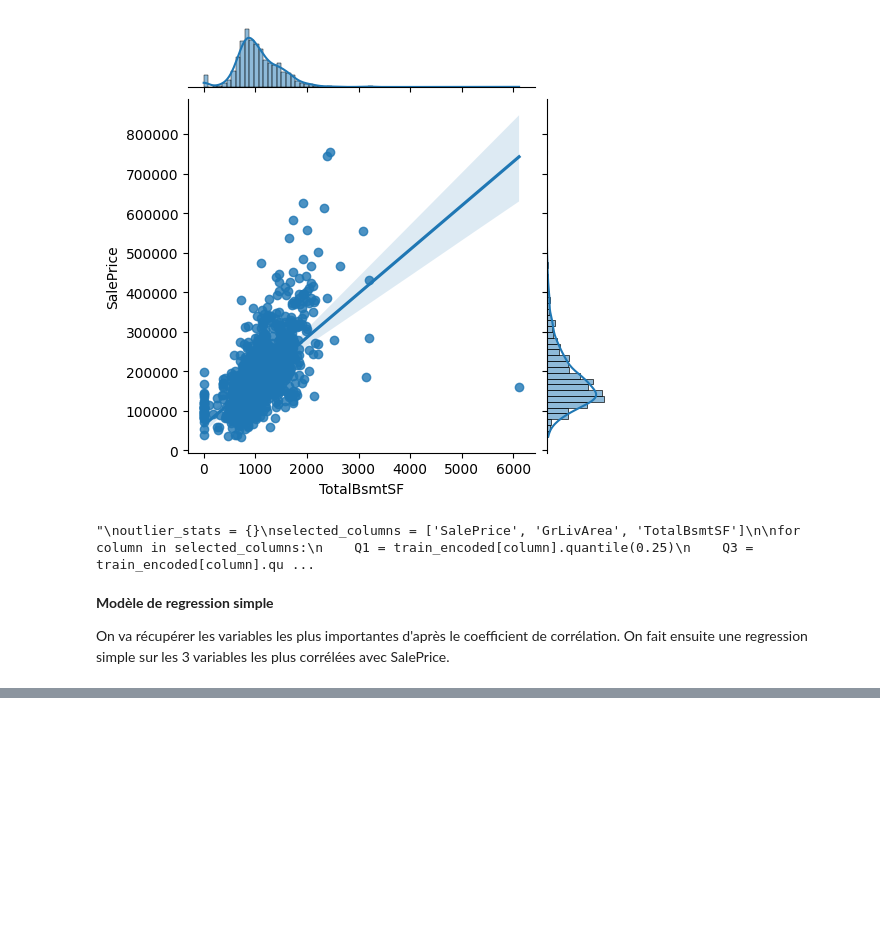
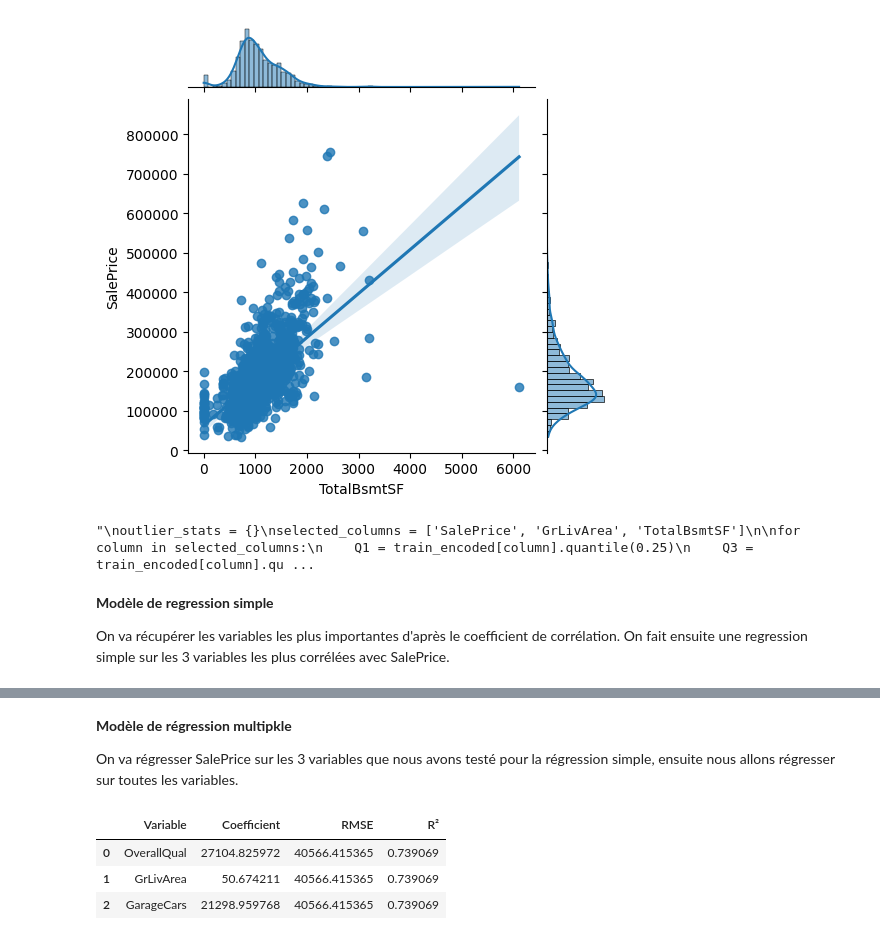
Before and after one commit to Thomas-Fernandes/House-Prices, a Jupyter notebook: Script.ipynb, the cells around one changed output, grey strips where cells are left out. Cells and saved outputs as stored; diff of their text form; code cells hidden in the pictures; blank space fills up the shorter version.

```diff
--- a/Script.ipynb
+++ b/Script.ipynb
@@ -219,0 +275,37 @@ Le R² est plutôt faible pour nos 3 variables, indiquant qu'une grande partie d
+# %% [markdown]
+**Modèle de régression multipkle**
+
+On va régresser SalePrice sur les 3 variables que nous avons testé pour la régression simple, ensuite nous allons régresser sur toutes les variables.
+# %%
+# Sélection des variables pour la régression multiple
+X_multiple = train_encoded[['OverallQual', 'GrLivArea', 'GarageCars']]
+y_multiple = train_encoded['SalePrice']
+
+# Construction et entraînement du modèle de régression multiple
+model_multiple = LinearRegression()
+model_multiple.fit(X_multiple, y_multiple)
+
+# Prédictions avec le modèle entraîné
+predictions_multiple = model_multiple.predict(X_multiple)
+
+# Calcul du RMSE et du R² pour la régression multiple
+rmse_multiple = np.sqrt(mean_squared_error(y_multiple, predictions_multiple))
+r2_multiple = r2_score(y_multiple, predictions_multiple)
+
+# Affichage des coefficients
+coefficients_multiple = model_multiple.coef_
+
+
+results_multiple = pd.DataFrame({
+    'Variable': ['OverallQual', 'GrLivArea', 'GarageCars'],
+    'Coefficient': coefficients_multiple,
+    'RMSE': [rmse_multiple]*3,
+    'R²': [r2_multiple]*3
+})
+
+results_multiple
+# %% [output]
+|  | Variable | Coefficient | RMSE | R² |
+| 0 | OverallQual | 27104.825972 | 40566.415365 | 0.739069 |
+| 1 | GrLivArea | 50.674211 | 40566.415365 | 0.739069 |
+| 2 | GarageCars | 21298.959768 | 40566.415365 | 0.739069 |
```
Also changed, not shown: parts of 10 cells of this notebook.
